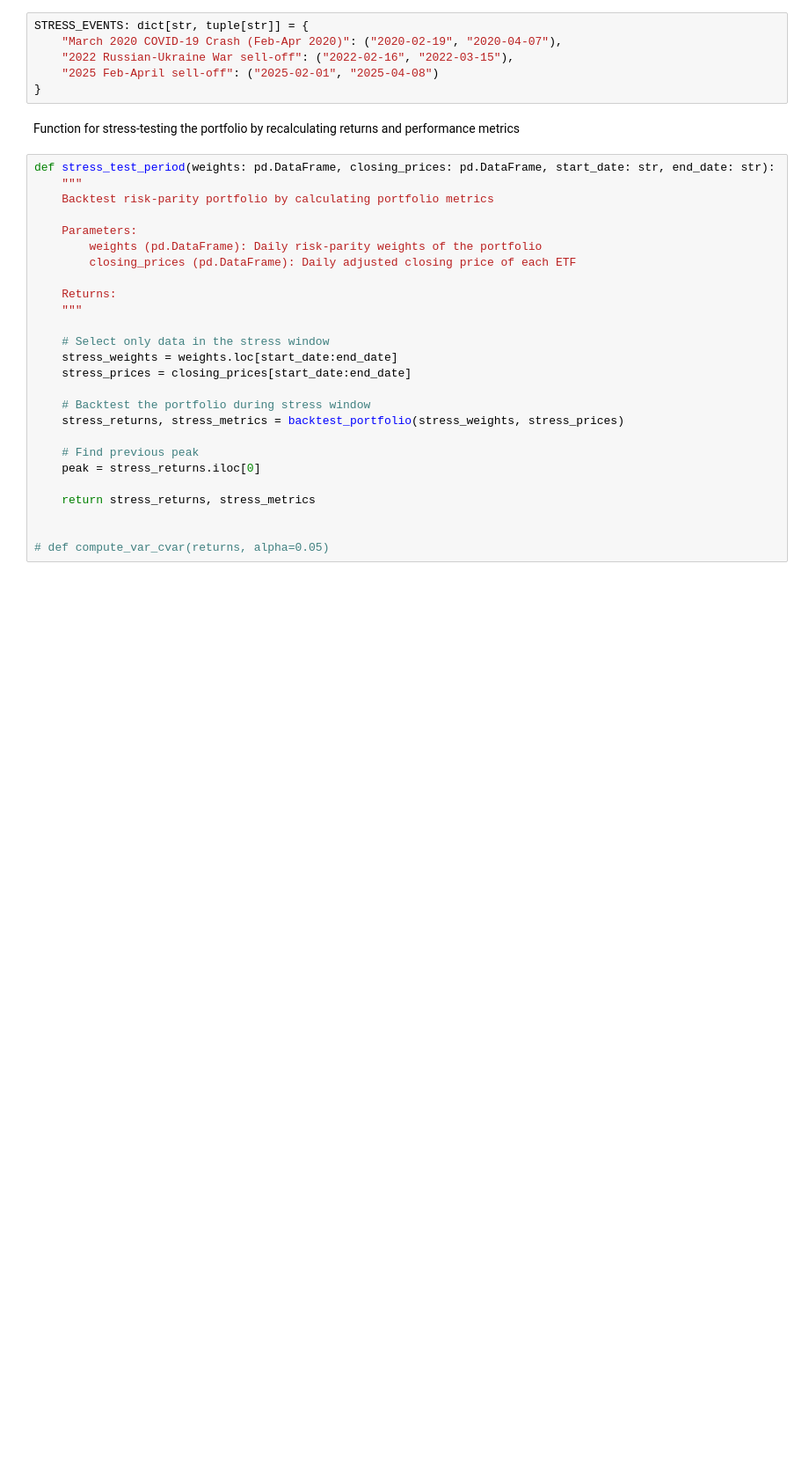
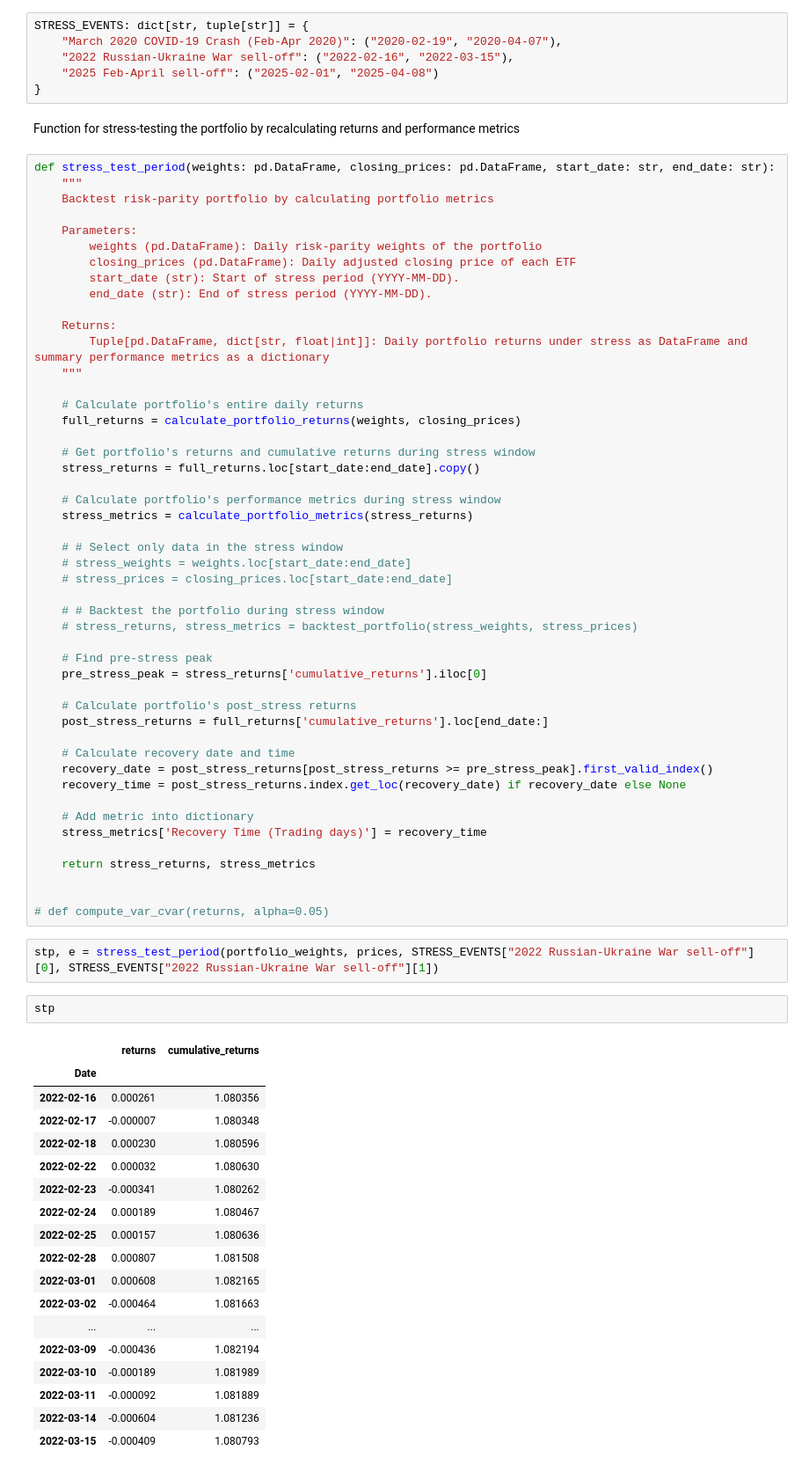
Before and after one commit to Lawrence2005/Finovax-Quantitative-Researcher-Internship-Summer-2025, a Jupyter notebook: Risk-Parity-Portfolio-Strategy-Week3/analysis.ipynb, the cells around one changed output. Shown at 88% size. Drawn from its saved outputs; the diff is of its cells as text; blank space fills up the shorter version.

```diff
--- a/Risk-Parity-Portfolio-Strategy-Week3/analysis.ipynb
+++ b/Risk-Parity-Portfolio-Strategy-Week3/analysis.ipynb
@@ -311,21 +311,66 @@ def stress_test_period(weights: pd.DataFrame, closing_prices: pd.DataFrame, star
     Parameters:
         weights (pd.DataFrame): Daily risk-parity weights of the portfolio
         closing_prices (pd.DataFrame): Daily adjusted closing price of each ETF
+        start_date (str): Start of stress period (YYYY-MM-DD).
+        end_date (str): End of stress period (YYYY-MM-DD).
 
     Returns:
+        Tuple[pd.DataFrame, dict[str, float|int]]: Daily portfolio returns under stress as DataFrame and summary performance metrics as a dictionary
     """
 
-    # Select only data in the stress window
-    stress_weights = weights.loc[start_date:end_date]
-    stress_prices = closing_prices[start_date:end_date]
+    # Calculate portfolio's entire daily returns
+    full_returns = calculate_portfolio_returns(weights, closing_prices)
 
-    # Backtest the portfolio during stress window
-    stress_returns, stress_metrics = backtest_portfolio(stress_weights, stress_prices)
+    # Get portfolio's returns and cumulative returns during stress window
+    stress_returns = full_returns.loc[start_date:end_date].copy()
 
-    # Find previous peak
-    peak = stress_returns.iloc[0]
+    # Calculate portfolio's performance metrics during stress window
+    stress_metrics = calculate_portfolio_metrics(stress_returns)
+
+    # # Select only data in the stress window
+    # stress_weights = weights.loc[start_date:end_date]
+    # stress_prices = closing_prices.loc[start_date:end_date]
+
+    # # Backtest the portfolio during stress window
+    # stress_returns, stress_metrics = backtest_portfolio(stress_weights, stress_prices)
+
+    # Find pre-stress peak
+    pre_stress_peak = stress_returns['cumulative_returns'].iloc[0]
+
+    # Calculate portfolio's post_stress returns
+    post_stress_returns = full_returns['cumulative_returns'].loc[end_date:]
+
+    # Calculate recovery date and time
+    recovery_date = post_stress_returns[post_stress_returns >= pre_stress_peak].first_valid_index()
+    recovery_time = post_stress_returns.index.get_loc(recovery_date) if recovery_date else None
+
+    # Add metric into dictionary
+    stress_metrics['Recovery Time (Trading days)'] = recovery_time
 
     return stress_returns, stress_metrics
 
 
 # def compute_var_cvar(returns, alpha=0.05)
+# %%
+stp, e = stress_test_period(portfolio_weights, prices, STRESS_EVENTS["2022 Russian-Ukraine War sell-off"][0], STRESS_EVENTS["2022 Russian-Ukraine War sell-off"][1])
+# %%
+stp
+# %% [output]
+|  | returns | cumulative_returns |
+| Date |  |  |
+| 2022-02-16 | 0.000261 | 1.080356 |
+| 2022-02-17 | -0.000007 | 1.080348 |
+| 2022-02-18 | 0.000230 | 1.080596 |
+| 2022-02-22 | 0.000032 | 1.080630 |
+| 2022-02-23 | -0.000341 | 1.080262 |
+| 2022-02-24 | 0.000189 | 1.080467 |
+| 2022-02-25 | 0.000157 | 1.080636 |
+| 2022-02-28 | 0.000807 | 1.081508 |
+| 2022-03-01 | 0.000608 | 1.082165 |
+| 2022-03-02 | -0.000464 | 1.081663 |
+| ... | ... | ... |
+| 2022-03-09 | -0.000436 | 1.082194 |
+| 2022-03-10 | -0.000189 | 1.081989 |
+| 2022-03-11 | -0.000092 | 1.081889 |
+| 2022-03-14 | -0.000604 | 1.081236 |
+| 2022-03-15 | -0.000409 | 1.080793 |
```
Also changed, not shown: parts of 2 cells of this notebook.
